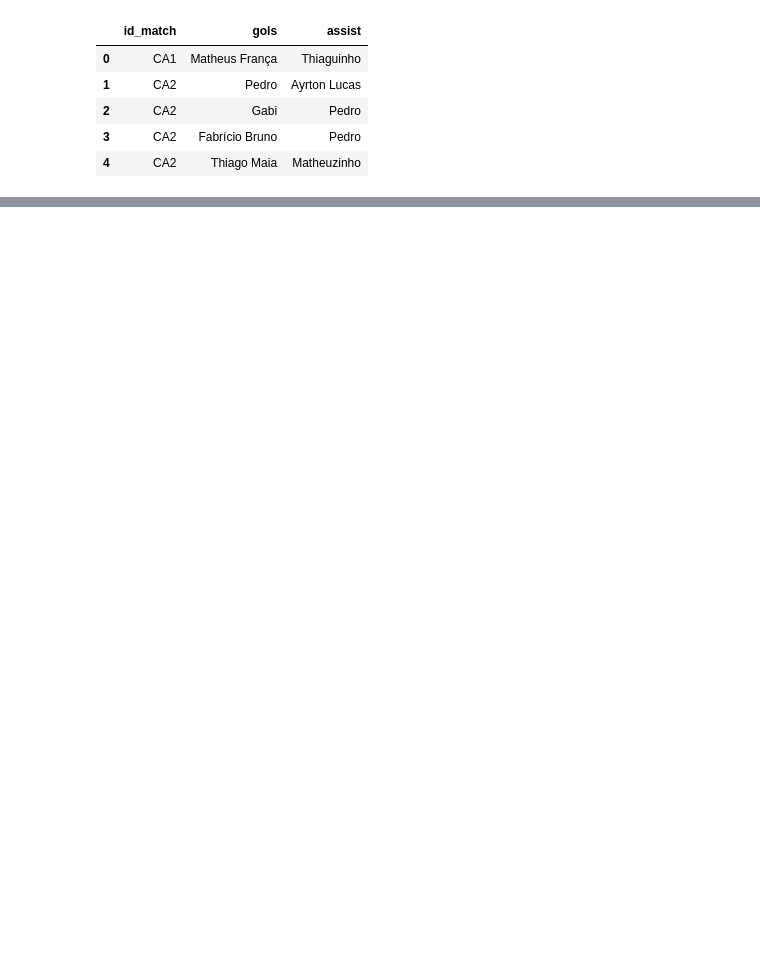
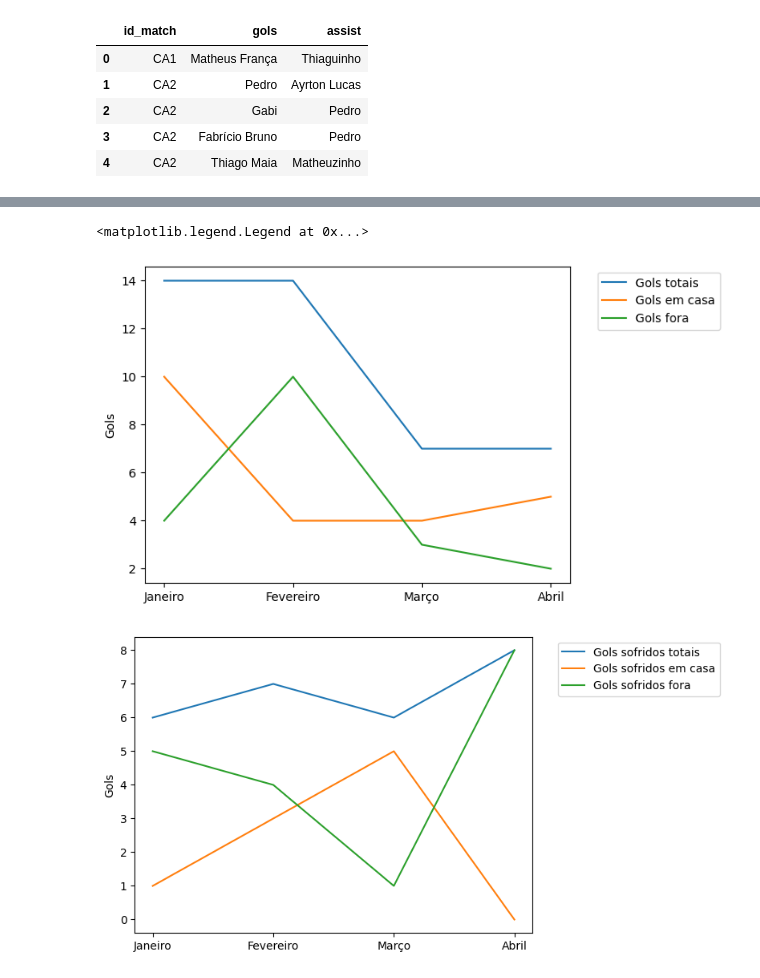
Before and after one commit to williamjouse/jogos-Flamengo-2023, a Jupyter notebook: analysis.ipynb, the cells around one changed output, grey strips where cells are left out. Saved outputs shown, nothing was run; the diff lists cells and outputs as text; code cells hidden in the pictures; blank space fills up the shorter version.

```diff
--- a/analysis.ipynb
+++ b/analysis.ipynb
@@ -163,0 +169,37 @@ Aproveitamento pontos: 38/57
+# %%
+#j_marcou_casa[['home_score', 'kick-off']]
+#j_marcou_casa['kick-off'].dt.month_name()
+
+new_order = ['January', 'February', 'March', 'April']#, 'May', 'June',
+             #'July', 'August', 'September', 'October', 'November', 'December']
+
+gols_home = j_marcou_casa.groupby(j_marcou_casa['kick-off'].dt.month_name())['home_score'].sum().reindex(new_order, axis=0)
+gols_away = j_marcou_fora.groupby(j_marcou_fora['kick-off'].dt.month_name())['away_score'].sum().reindex(new_order, axis=0)
+
+sofridos_home = j_sofreu_casa.groupby(j_sofreu_casa['kick-off'].dt.month_name())['away_score'].sum().reindex(new_order, axis=0)
+sofridos_away = j_sofreu_fora.groupby(j_sofreu_fora['kick-off'].dt.month_name())['home_score'].sum().reindex(new_order, axis=0)
+labels = ['Janeiro', 'Fevereiro', 'Março', 'Abril']
+
+#fig, (ax1, ax2) = plt.subplots(2, 1, figsize=(15, 15), sharex=True)
+
+plt.figure(1)
+
+plt.plot(gols_home.fillna(0)+gols_away.fillna(0), label = 'Gols totais')
+plt.plot(gols_home.fillna(0), label = 'Gols em casa')
+plt.plot(gols_away.fillna(0), label = 'Gols fora')
+plt.ylabel('Gols')
+plt.xticks(gols_home.index, labels)
+plt.legend(bbox_to_anchor=(1.05, 1.0), loc='upper left')
+
+
+plt.figure(2)
+plt.plot(sofridos_home.fillna(0)+sofridos_away.fillna(0), label = 'Gols sofridos totais')
+plt.plot(sofridos_home.fillna(0), label = 'Gols sofridos em casa')
+plt.plot(sofridos_away.fillna(0), label = 'Gols sofridos fora')
+plt.ylabel('Gols')
+plt.xticks(gols_home.index, labels)
+plt.legend(bbox_to_anchor=(1.05, 1.0), loc='upper left')
+# %% [output]
+<matplotlib.legend.Legend at 0x...>
+[figure, added]
+[figure, added]
```
Also changed, not shown: parts of 9 cells of this notebook, 3 other files.
